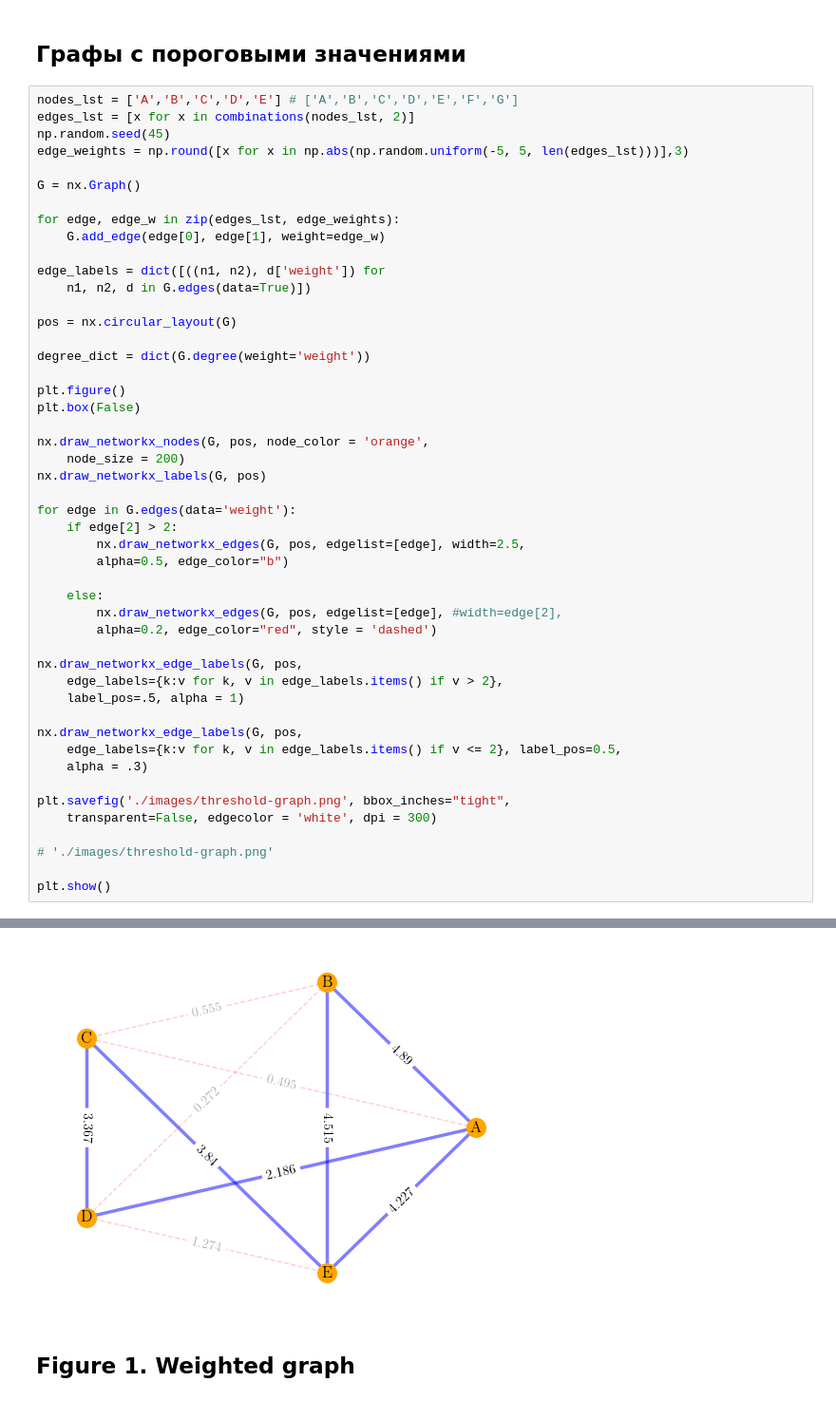
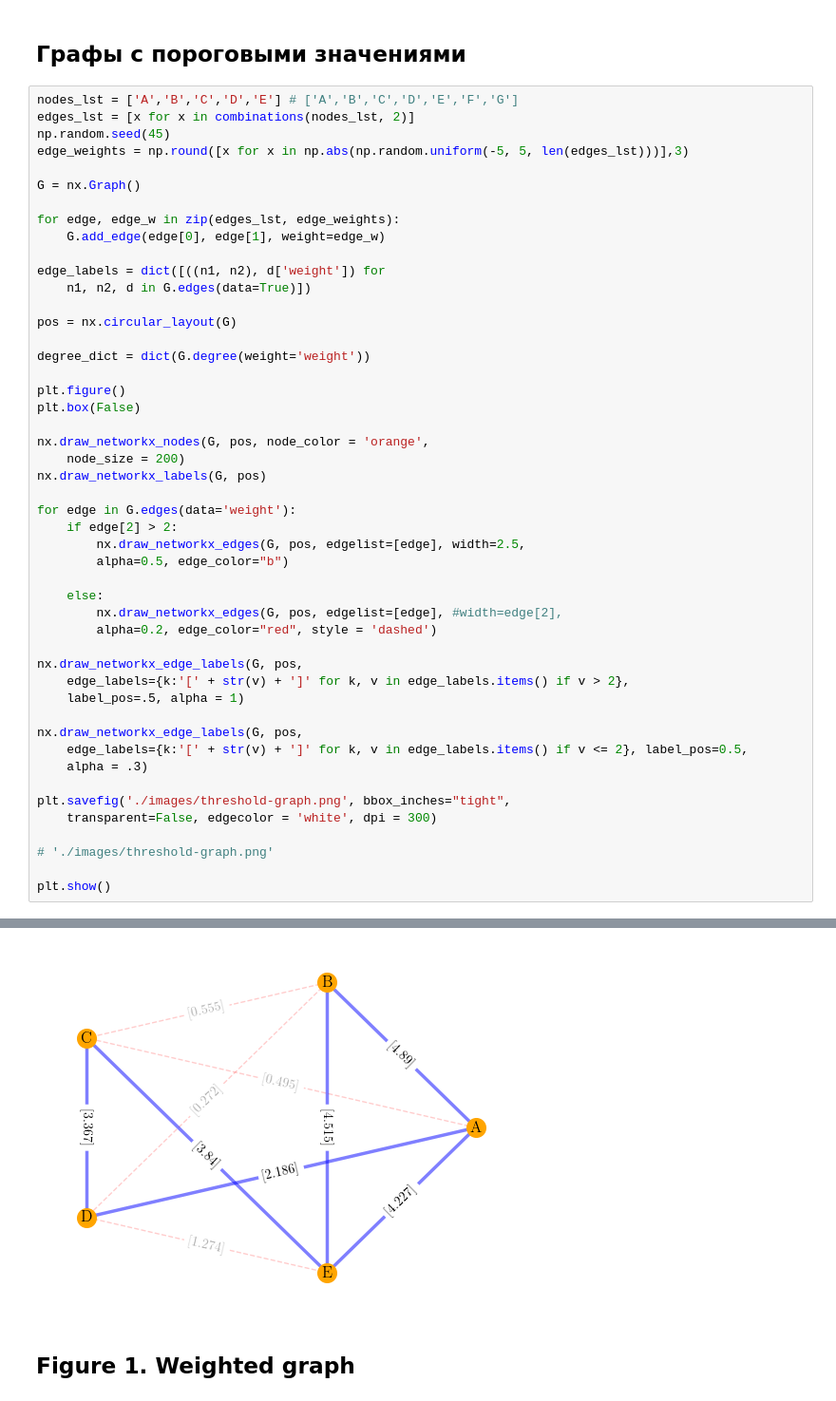
Before and after one commit to aysuvorov/aysuvorov.github.io, a Jupyter notebook: docs/pages/networks/paren_syn_corr_guide/images.ipynb, the cells around one changed output, grey strips where cells are left out. Shown at 95% size. Saved outputs shown, nothing was run; the diff lists cells and outputs as text.

```diff
--- a/docs/pages/networks/paren_syn_corr_guide/images.ipynb
+++ b/docs/pages/networks/paren_syn_corr_guide/images.ipynb
@@ -165,36 +165,36 @@ degree_dict = dict(G.degree(weight='weight'))
 plt.figure()
 plt.box(False)
 
 nx.draw_networkx_nodes(G, pos, node_color = 'orange',
     node_size = 200)
 nx.draw_networkx_labels(G, pos)
 
 for edge in G.edges(data='weight'):
     if edge[2] > 2:
         nx.draw_networkx_edges(G, pos, edgelist=[edge], width=2.5,
         alpha=0.5, edge_color="b")
 
     else:
         nx.draw_networkx_edges(G, pos, edgelist=[edge], #width=edge[2],
         alpha=0.2, edge_color="red", style = 'dashed')
 
 nx.draw_networkx_edge_labels(G, pos,
-    edge_labels={k:v for k, v in edge_labels.items() if v > 2},
+    edge_labels={k:'[' + str(v) + ']' for k, v in edge_labels.items() if v > 2},
     label_pos=.5, alpha = 1)
 
 nx.draw_networkx_edge_labels(G, pos,
-    edge_labels={k:v for k, v in edge_labels.items() if v <= 2}, label_pos=0.5,
+    edge_labels={k:'[' + str(v) + ']' for k, v in edge_labels.items() if v <= 2}, label_pos=0.5,
     alpha = .3)
 
 plt.savefig('./images/threshold-graph.png', bbox_inches="tight",
     transparent=False, edgecolor = 'white', dpi = 300)
 
 # './images/threshold-graph.png'
 
 plt.show()
 # %% [output]
 FileNotFoundError: [Errno 2] No such file or directory: './images/threshold-graph.png'
-[figure, old version]
+[figure, new version]
 # %% [markdown]
 ## Figure 1. Weighted graph
 # %%
```
Also changed, not shown: parts of 1 cell of this notebook.
